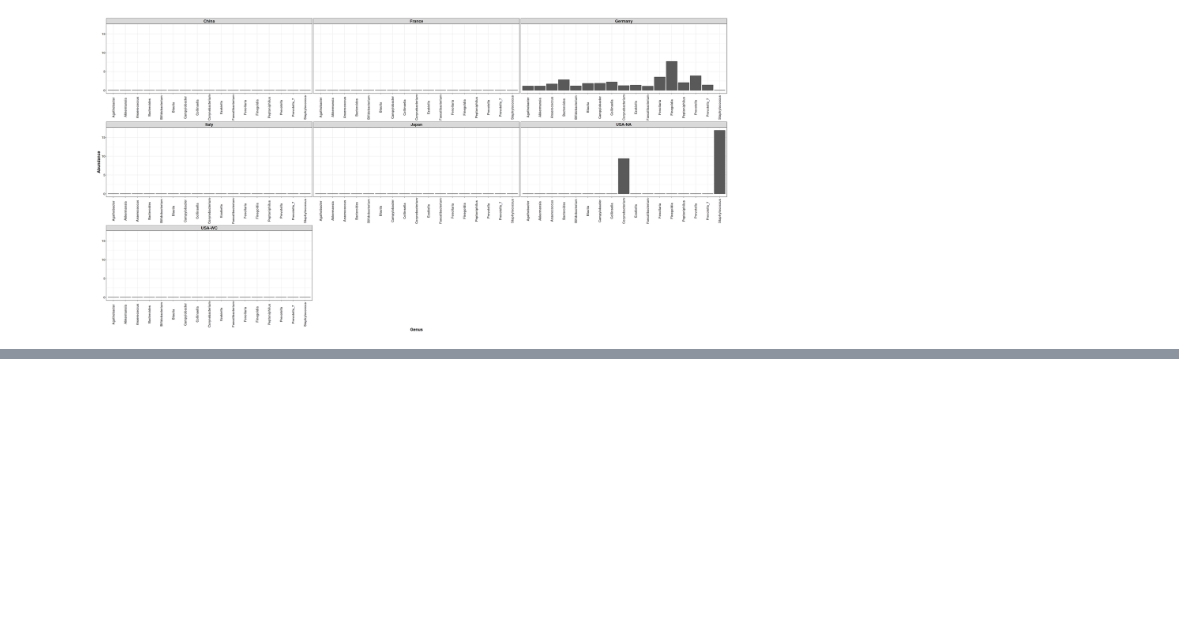
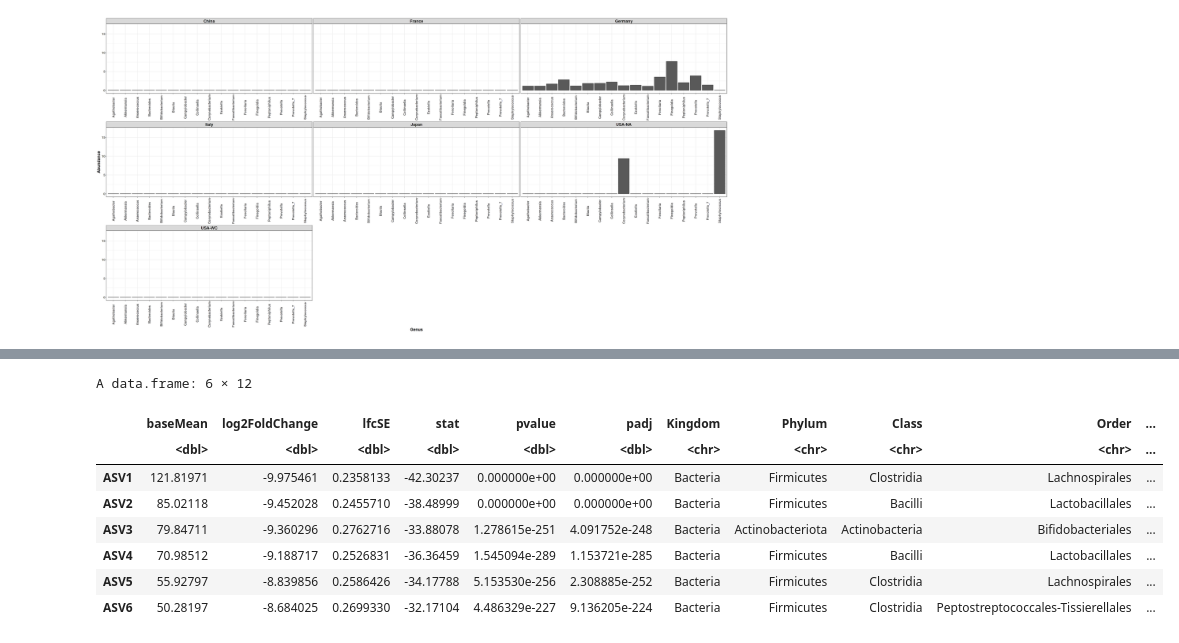
Before and after one commit to omicscodeathon/microbiome_covid19, a Jupyter notebook: notebook/Phyloseq Analysis.ipynb, the cells around one changed output, grey strips where cells are left out. Drawn from its saved outputs; the diff is of its cells as text; code cells hidden in the pictures; blank space fills up the shorter version.

```diff
--- a/notebook/Phyloseq Analysis.ipynb
+++ b/notebook/Phyloseq Analysis.ipynb
@@ -293,0 +292,20 @@ DESeq2::counts(diagdds) = c
+# %%
+res = results(diagdds, cooksCutoff = FALSE)
+# %%
+alpha = 0.01
+# %%
+sigtab = res[which(res$padj < alpha), ]
+# %%
+sigtab = cbind(as(sigtab, "data.frame"), as(tax_table(ps)[rownames(sigtab), ], "matrix"))
+# %%
+head(sigtab)
+# %% [output]
+A data.frame: 6 × 12
+|  | baseMean | log2FoldChange | lfcSE | stat | pvalue | padj | Kingdom | Phylum | Class | Order | ... |
+|  | <dbl> | <dbl> | <dbl> | <dbl> | <dbl> | <dbl> | <chr> | <chr> | <chr> | <chr> | ... |
+| ASV1 | 121.81971 | -9.975461 | 0.2358133 | -42.30237 | 0.000000e+00 | 0.000000e+00 | Bacteria | Firmicutes | Clostridia | Lachnospirales | ... |
+| ASV2 | 85.02118 | -9.452028 | 0.2455710 | -38.48999 | 0.000000e+00 | 0.000000e+00 | Bacteria | Firmicutes | Bacilli | Lactobacillales | ... |
+| ASV3 | 79.84711 | -9.360296 | 0.2762716 | -33.88078 | 1.278615e-251 | 4.091752e-248 | Bacteria | Actinobacteriota | Actinobacteria | Bifidobacteriales | ... |
+| ASV4 | 70.98512 | -9.188717 | 0.2526831 | -36.36459 | 1.545094e-289 | 1.153721e-285 | Bacteria | Firmicutes | Bacilli | Lactobacillales | ... |
+| ASV5 | 55.92797 | -8.839856 | 0.2586426 | -34.17788 | 5.153530e-256 | 2.308885e-252 | Bacteria | Firmicutes | Clostridia | Lachnospirales | ... |
+| ASV6 | 50.28197 | -8.684025 | 0.2699330 | -32.17104 | 4.486329e-227 | 9.136205e-224 | Bacteria | Firmicutes | Clostridia | Peptostreptococcales-Tissierellales | ... |
```
Also changed, not shown: parts of 17 cells of this notebook.
